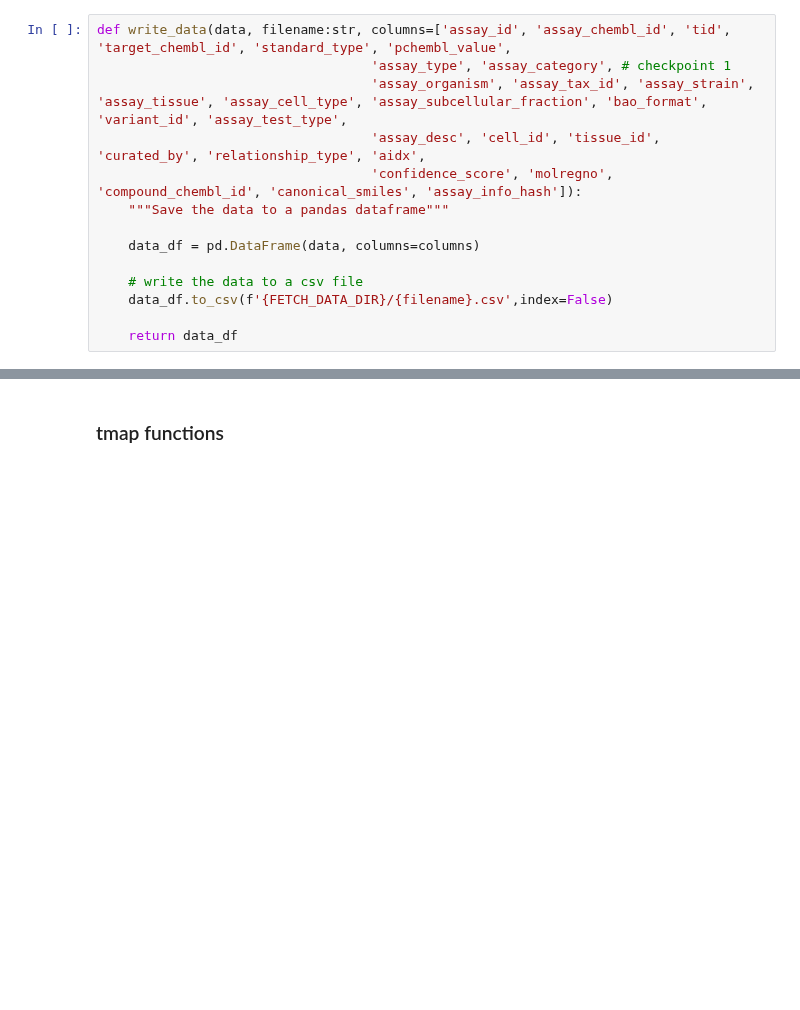
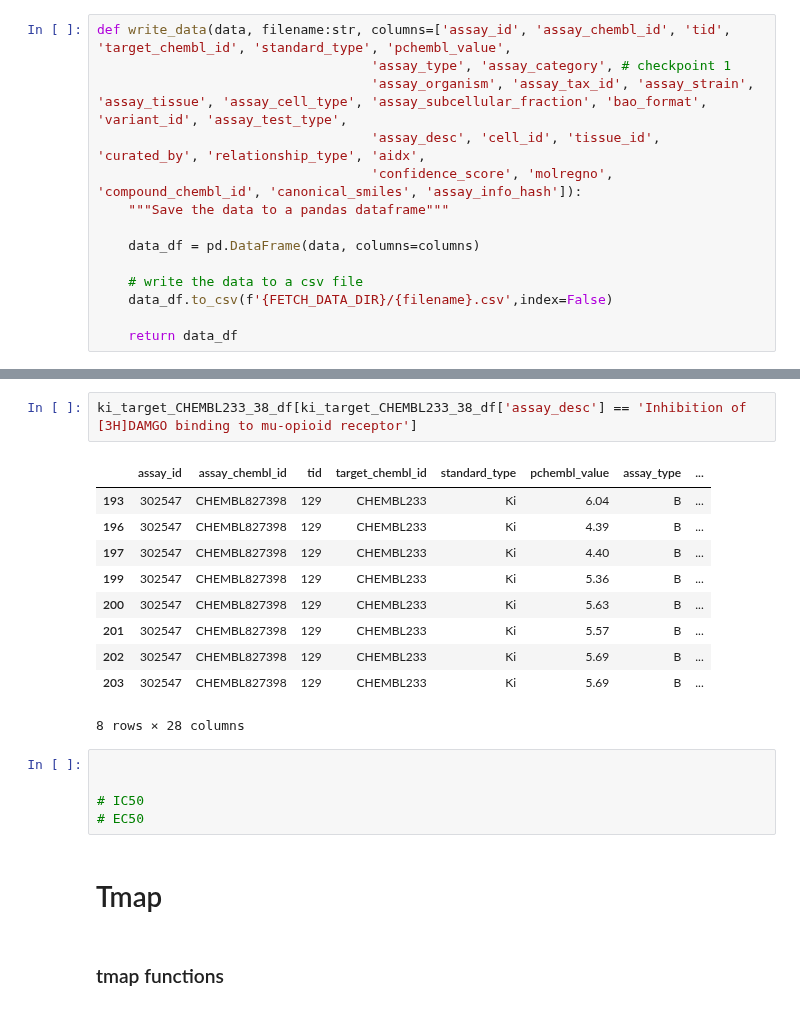
Before and after one commit to xixichennn/datacat4ml, a Jupyter notebook: datacat4ml/Scripts/data_prep/1_data_fetch/fetch_gpcr.ipynb, the cells around one changed output, grey strips where cells are left out. Cells and saved outputs as stored; diff of their text form; blank space fills up the shorter version.

```diff
--- a/datacat4ml/Scripts/data_prep/1_data_fetch/fetch_gpcr.ipynb
+++ b/datacat4ml/Scripts/data_prep/1_data_fetch/fetch_gpcr.ipynb
@@ -701,3 +837,23 @@ write_data(ec50_maxcur_8_data, 'ec50_maxcur_8_data')
+# %%
+ki_target_CHEMBL233_38_df[ki_target_CHEMBL233_38_df['assay_desc'] == 'Inhibition of [3H]DAMGO binding to mu-opioid receptor']
+# %% [output]
+|  | assay_id | assay_chembl_id | tid | target_chembl_id | standard_type | pchembl_value | assay_type | ... |
+| 193 | 302547 | CHEMBL827398 | 129 | CHEMBL233 | Ki | 6.04 | B | ... |
+| 196 | 302547 | CHEMBL827398 | 129 | CHEMBL233 | Ki | 4.39 | B | ... |
+| 197 | 302547 | CHEMBL827398 | 129 | CHEMBL233 | Ki | 4.40 | B | ... |
+| 199 | 302547 | CHEMBL827398 | 129 | CHEMBL233 | Ki | 5.36 | B | ... |
+| 200 | 302547 | CHEMBL827398 | 129 | CHEMBL233 | Ki | 5.63 | B | ... |
+| 201 | 302547 | CHEMBL827398 | 129 | CHEMBL233 | Ki | 5.57 | B | ... |
+| 202 | 302547 | CHEMBL827398 | 129 | CHEMBL233 | Ki | 5.69 | B | ... |
+| 203 | 302547 | CHEMBL827398 | 129 | CHEMBL233 | Ki | 5.69 | B | ... |
+8 rows × 28 columns
+# %%
+
+
+# IC50
+# EC50
+# %% [markdown]
+# Tmap
 # %% [markdown]
 ### tmap functions
 # %%
```
Also changed, not shown: parts of 26 cells of this notebook, 4 other files.
